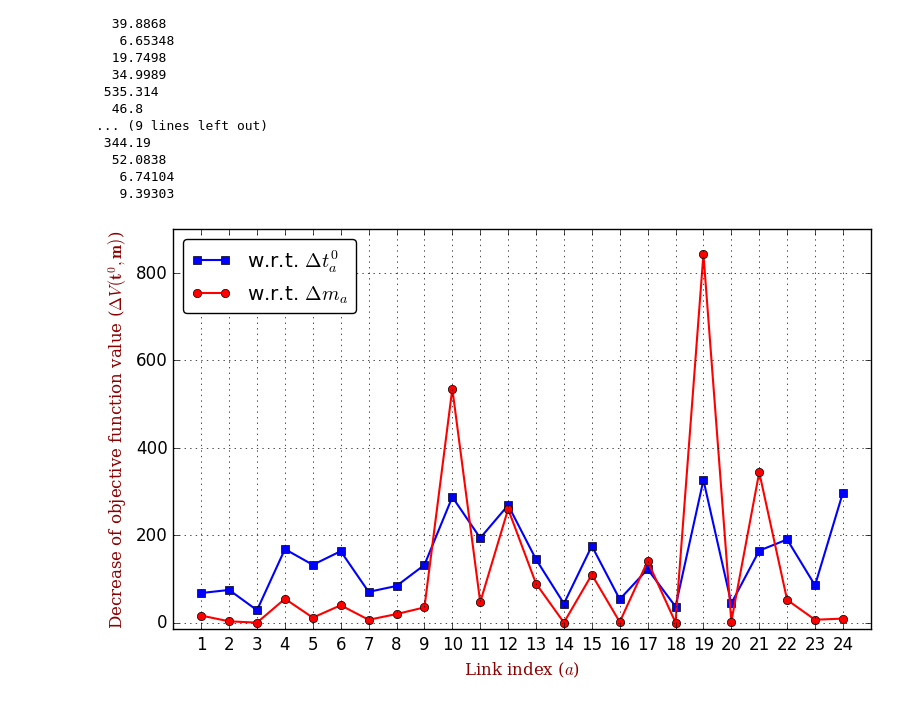
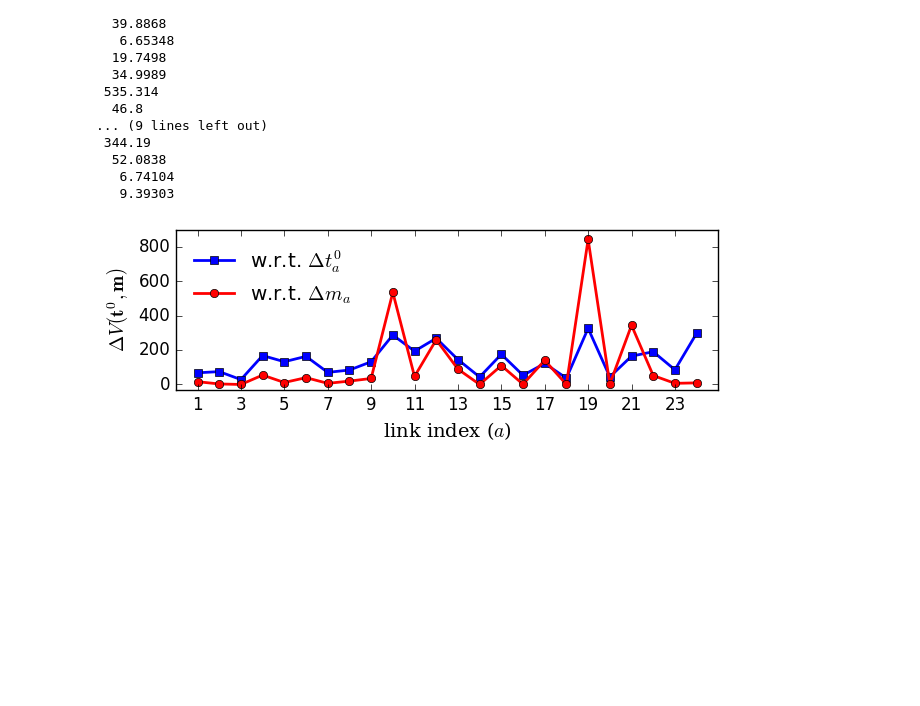
Before and after one commit to jingzbu/InverseVIsTraffic, a Jupyter notebook: 06_1_sensitivity_analysis_uni_class/sensitivity_analysis_Finite_Difference_Approximation_MA_CDC_Apr_AM.ipynb, the cells around one changed output. Drawn from its saved outputs; the diff is of its cells as text; code cells hidden in the pictures; blank space fills up the shorter version.

Commit message:
update ieee journal plots

```diff
--- a/06_1_sensitivity_analysis_uni_class/sensitivity_analysis_Finite_Difference_Approximation_MA_CDC_Apr_AM.ipynb
+++ b/06_1_sensitivity_analysis_uni_class/sensitivity_analysis_Finite_Difference_Approximation_MA_CDC_Apr_AM.ipynb
@@ -319,27 +319,32 @@ deltaObjC
 # %%
 using PyPlot
 
 xs = 1:number_of_links
 ys1 = deltaObjT
 ys2 = deltaObjC
 
-fig = figure(figsize=(9,5))
+fig = figure(figsize=(7,2))
 
-PyPlot.plot(xs, ys1, "s-b", label=L"w.r.t. $\Delta{t}_a^0$", linewidth=1.5)
-PyPlot.plot(xs, ys2, "o-r", label=L"w.r.t. $\Delta{m}_a$", linewidth=1.5)
+PyPlot.plot(xs, ys1, "s-b", label=L"w.r.t. $\Delta{t}_a^0$", linewidth=2)
+PyPlot.plot(xs, ys2, "o-r", label=L"w.r.t. $\Delta{m}_a$", linewidth=2)
 
-legend(loc="upper left",fancybox="true")
+legend(loc="upper left", fancybox="true", frameon=false, numpoints=1)
 
-grid("on")
+# grid("on")
 # xlim(-0.1, 1.05);
-ylim(-15, 900);
+ylim(-30, 900);
 
-xticks(1:24)
+xticks(1:2:24)
 
-font1 = Dict("family"=>"serif","color"=>"darkred","weight"=>"normal","size"=>12)
-xlabel(L"Link index ($a$)", fontdict=font1)
-ylabel(L"Decrease of objective function value ($\Delta V\left( {{\bf{t}^0},\bf{m}} \right)$)", fontdict=font1)
+font1 = Dict("family"=>"serif","color"=>"k","weight"=>"normal","size"=>14)
+xlabel(L"link index ($a$)", fontdict=font1)
+ylabel(L"$\Delta V\left( {{\bf{t}^0},\bf{m}} \right)$", fontdict=font1)
 
 savefig("./results/sensiTC_Apr_AM.pdf")
+
+dire = "/home/jzh/Dropbox/Research/Data-driven_estimation_inverse_optimization/" *
+"MA_traffic_IEEE_special_issue_18/imag/"
+
+savefig(dire * "sensiTC_Apr_AM.pdf", dpi=300, bbox_inches="tight")
 # %% [output]
-[figure, old version]
+[figure, new version]
```
Also changed, not shown: parts of 1 cell of this notebook, 34 other files.
